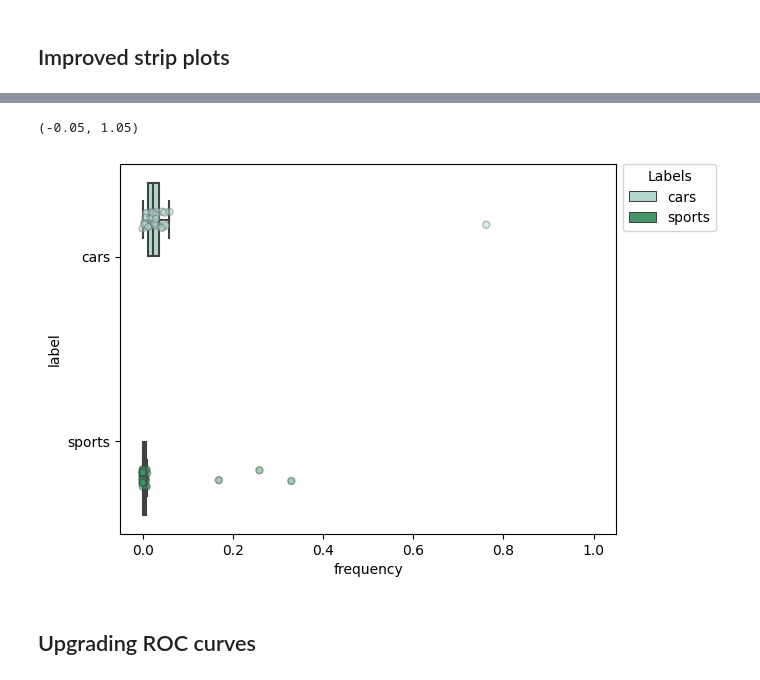
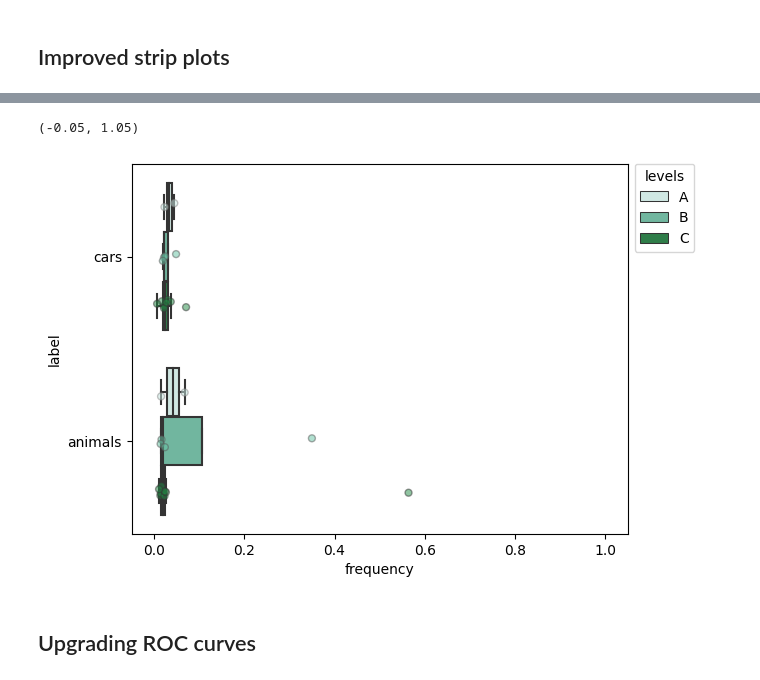
Before and after one commit to rmhorton/instruction_tuning, a Jupyter notebook: aa_cluster_demo.ipynb, the cells around one changed output, grey strips where cells are left out. Drawn from its saved outputs; the diff is of its cells as text; code cells hidden in the pictures.

```diff
--- a/aa_cluster_demo.ipynb
+++ b/aa_cluster_demo.ipynb
@@ -311,29 +274,54 @@ ax.legend(handles[:2], labels[:2], title='Smoker', bbox_to_anchor=(1, 1.02), loc
 # %%
+import seaborn as sns
 
-clusterings = cluster_assignment_df[['E', 'F']]
-flags_df = pattern_flags[['cars', 'sports']]
-cfdf = clusterings.join(flags_df)
+# # load the dataframe
+# tips = sns.load_dataset('tips')
 
-ccol = clusterings.columns[0]
-cluster_frequencies = cfdf[[ccol, *flags_df.columns]].groupby(ccol).mean().reset_index()
+# common_params = {'y': "day", 'x': "total_bill", 'hue': "smoker", 'data': tips, 'palette': "BuGn"}
+# ax = sns.boxplot(fliersize=0, **common_params)
 
-cf_long = pd.melt(cluster_frequencies, id_vars=ccol, var_name='label', value_name='frequency')
-cf_long
+# # add stripplot with dodge=True
+# sns.stripplot(dodge=True, ax=ax, ec='k', linewidth=1, alpha=0.5, **common_params)
 
-common_params = {'y': "label", 'x': "frequency", 'hue': "label", 'data': cf_long, 'palette': "BuGn"}
-ax = sns.boxplot(fliersize=0, **common_params)
+# # remove extra legend handles and place legend outside bbox
+# handles, labels = ax.get_legend_handles_labels()
+# ax.legend(handles[:2], labels[:2], title='Smoker', bbox_to_anchor=(1, 1.02), loc='upper left')
+
+clusterings = cluster_assignment_df.reset_index(drop=True)
+flags_df = pattern_flags.reset_index(drop=True)
+
+flag_cols = flags_df.columns[0:2]
+cluster_cols = clusterings.columns[0:3]
+cfdf = clusterings[cluster_cols].join(flags_df[flag_cols])
+cfdf_long = pd.melt(cfdf, id_vars=flag_cols, var_name='level', value_name='cluster_id')
+cfreqs = cfdf_long.groupby(['level', 'cluster_id']).mean().reset_index()
+
+lff_long = pd.melt(cfreqs, id_vars=['level', 'cluster_id'], var_name='label', value_name='frequency')
+
+lff_long  # level, cluster_id, label, frequency
+
+common_params = {'y': "label", 'x': "frequency", 'hue': "level", 'data': lff_long, 'palette': "BuGn"}
+ax = sns.boxplot(fliersize=0, **common_params)  # violinplot? bw=0.1,
 
 # add stripplot with dodge=True
 sns.stripplot(dodge=True, ax=ax, ec='k', linewidth=1, alpha=0.5, **common_params)
 
 # remove extra legend handles and place legend outside bbox
 handles, labels = ax.get_legend_handles_labels()
-ax.legend(handles[:2], labels[:2], title='Labels', bbox_to_anchor=(1, 1.02), loc='upper left')
+
+num_levels = len(cluster_cols)
+ax.legend(handles[:num_levels], labels[:num_levels], title='levels', bbox_to_anchor=(1, 1.02), loc='upper left')
 
 plt.xlim(-0.05,1.05)
+# cfdf_long = cfdf.melt(id_vars=['cars', 'sports'], var_name='variable', value_name='value')
+# cfdf_long
+
+#################################################################################################################################
+# TO DO: Stack results from clusterings on differently weighted embeddings, then run this plot. Do associated statistical tests.#
+#################################################################################################################################
 # %% [output]
 (-0.05, 1.05)
-[figure, old version]
+[figure, new version]
 # %% [markdown]
 ## Upgrading ROC curves
 # %%
```
Also changed, not shown: parts of 17 cells of this notebook, 1 other file.
